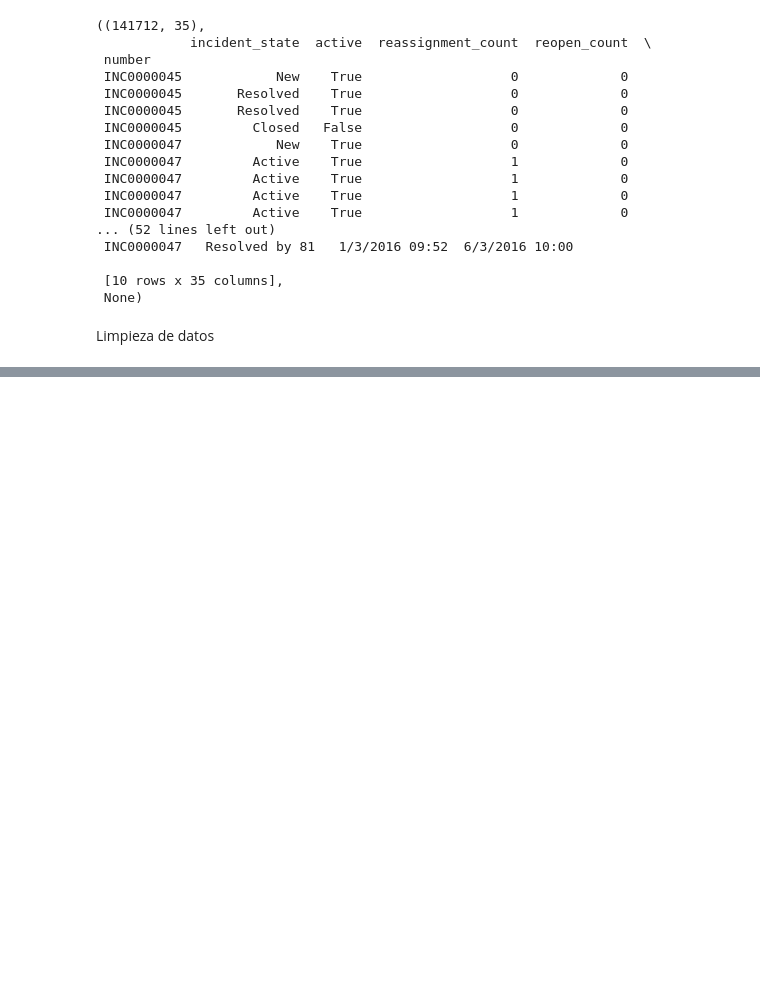
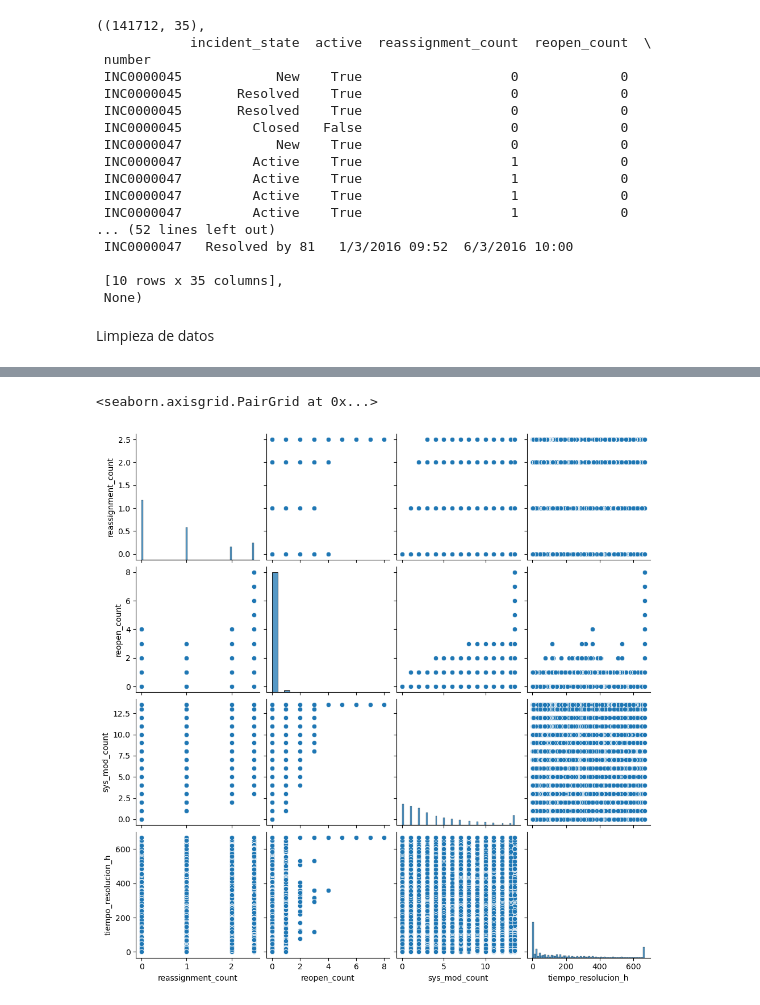
Before and after one commit to maortiza/PROYECTO-1-, a Jupyter notebook: PROYECTO 1.ipynb, the cells around one changed output, grey strips where cells are left out. Drawn from its saved outputs; the diff is of its cells as text; code cells hidden in the pictures; blank space fills up the shorter version.

Commit message:
Commit 5: visualizaciones iniciales (pairplot y matriz de correlación)

```diff
--- a/PROYECTO 1.ipynb
+++ b/PROYECTO 1.ipynb
@@ -127,0 +144,8 @@ NameError: name 'pd' is not defined
+# %%
+import seaborn as sns
+%matplotlib inline
+num_cols = data.select_dtypes(include=["int64", "float64"]).columns
+sns.pairplot(data[num_cols])
+# %% [output]
+<seaborn.axisgrid.PairGrid at 0x...>
+[figure, added]
```
Also changed, not shown: parts of 2 cells of this notebook.
